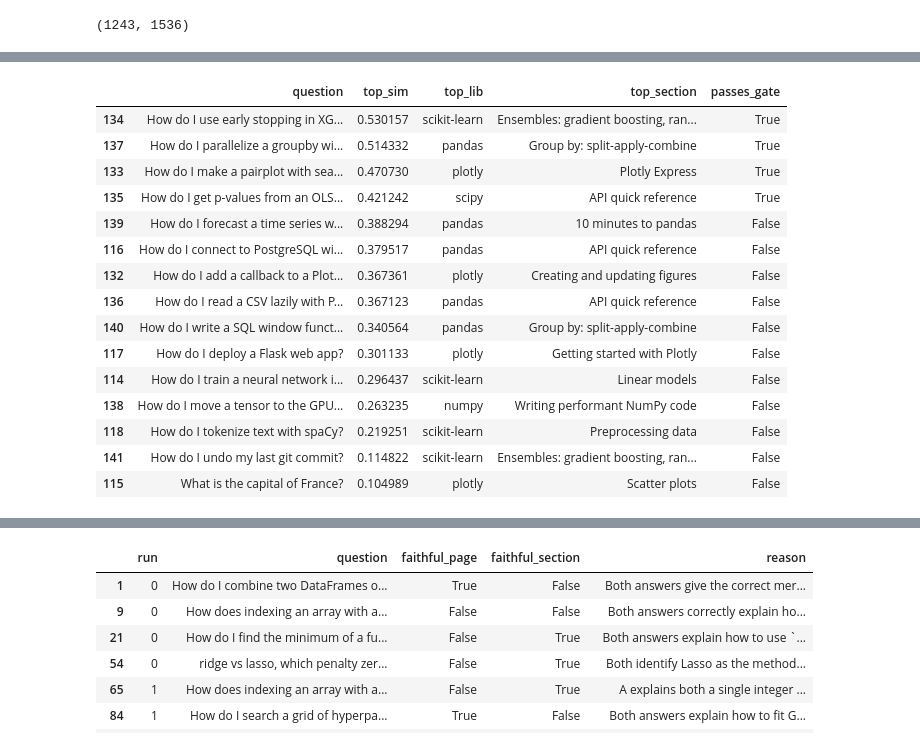
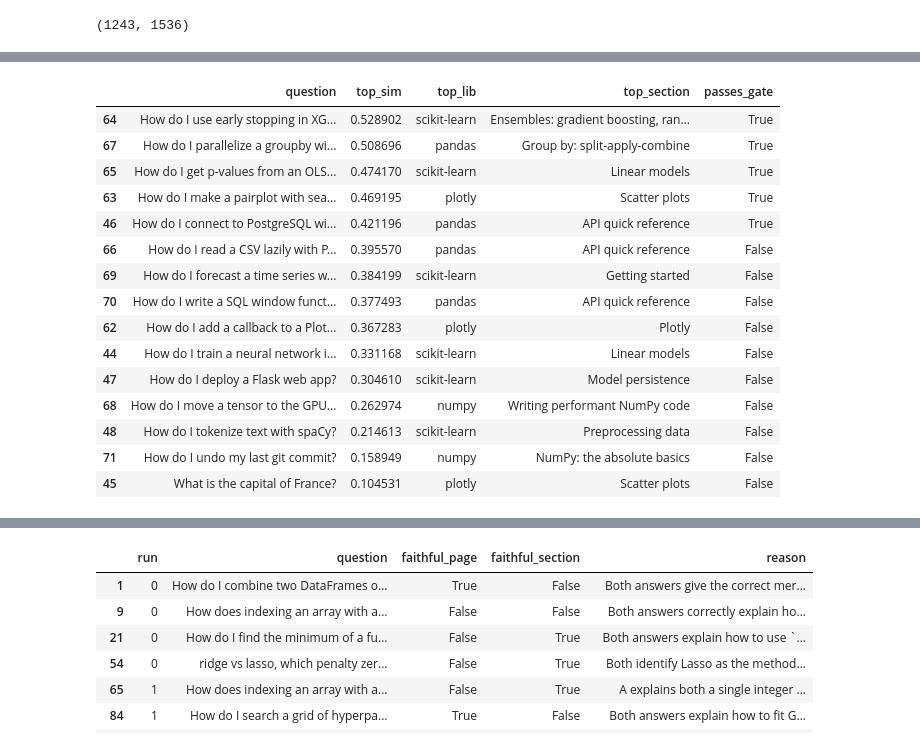
Before and after one commit to MWPerrineJr/llm_engineering-1, a Jupyter notebook: datascience_rag/datascience_rag.ipynb, the cells around one changed output, grey strips where cells are left out. Saved outputs shown, nothing was run; the diff lists cells and outputs as text; code cells hidden in the pictures.

```diff
--- a/datascience_rag/datascience_rag.ipynb
+++ b/datascience_rag/datascience_rag.ipynb
@@ -639,11 +685,12 @@ REFUSAL = "I couldn't find this in the documentation with enough confidence."
 class Answer(BaseModel):
     # in_context comes FIRST so the model judges coverage before it starts writing an answer.
     in_context: bool = Field(description= """True only if the context blocks directly answer the question.
-        False if the question is about a library, tool or feature the blocks don't cover,
-        even when the blocks discuss something similar.""")
+        False if the question is about a library, tool or feature the blocks don't cover, even when the blocks
+        discuss something similar or only mention it by name. If your answer would have to say the context doesn't
+        show how, set False.""")
     answer: str =Field(description="""Answer using only the context. Include a short code example when helpful.
-    In if_context is False, say in one sentence what the context covers instead.""")
-    cited: list[int] = Field(description="""Numbers of the context blocks the answer relies on, e.g. [1, 3]. "
+    If in_context is False, say in one sentence what the context covers instead.""")
+    cited: list[int] = Field(description="""Numbers of the context blocks the answer relies on, e.g. [1, 3].
     Empty if in_context is False.""")
 
 # USD per 1M tokens: verify at developers.openai.com/api/docs/pricing
@@ -661,7 +708,7 @@ def llm_cost(usage, model=MODEL):
 prompt = ChatPromptTemplate.from_messages([
     ("system", """You are a documentation assistant for data science libraries. Answer ONLY from the numbered
     context blocks. Each block is labeled with the library it comes from. If the question asks about a library
-    or tool that none of the blocks come from, set if_context to False. Do not answer it with a different
+    or tool that none of the blocks come from, set in_context to False. Do not answer it with a different
     library's equivalent. Never make up an answer. List the block numbers you used only in `cited`; do not
     include block numbers in the answer text."""),
     ("human", "Context:\n{context}\n\nQuestion: {question}"),
@@ -669,7 +716,8 @@ prompt = ChatPromptTemplate.from_messages([
 
 def cite(hit):
     m = hit["metadata"]
-    pages = str(m["page"]) if m["page"] == m.get("page_end") else f'{m["page"]}-{m.get("page_end")}'
+    end = m.get('page_end', m['page'])
+    pages = str(m['page']) if m['page'] == end else f'{m["page"]}-{end}'
     return {"library": m["library"], "version": m["version"], "section": m["section"],
             "pages": pages, "url": m.get("source_url"), "sim": round(hit["similarity"], 3)}
 
@@ -683,7 +731,7 @@ def search(question, k=TOP_K, qv=None, **filters):
     qv = qv if qv is not None else embeddings.embed_query(question) # reuse cached vectors when given
     return supabase.rpc(MATCH_FUNCTION, {'query_embedding': qv,
                                          'match_count': k,
-                                         'filter': {'strategy': 'section', **filters}
+                                         'filter': {'strategy': 'page', **filters}
                                          }).execute().data
 
 def ask(question, k=TOP_K, qv=None,**filters):
@@ -818,8 +883,9 @@ EVAL = [
     ("How do I draw an arrow pointing at a data point?", "matplotlib", "Annotations"),
     ("Which colormap should I use for sequential data?", "matplotlib", "Choosing colormaps"),
     ("What is the difference between pyplot and the object-oriented interface?", "matplotlib", "Matplotlib application interfaces (pyplot vs. object-oriented)"),
+    ("How do I add a secondary y-axis to a plot?", "matplotlib", "Quick start guide"),   # plotly boundary
     # plotly
-    ("How do I export a figure as a PNG file?", "plotly", "Static image export"),             # matplotlib boundary
+    ("How do I export a figure as a PNG file?", "plotly", "Static image export"), # matplotlib boundary
     ("How do I make a candlestick chart of stock prices?", "plotly", "Candlestick charts"),
     ("How do I create a grid of subplots with make_subplots?", "plotly", "Subplots"),
     ("How do I apply a dark theme to all my figures?", "plotly", "Theming and templates"),
@@ -866,6 +932,7 @@ ALSO = {
     "How do I solve a linear system Ax = b?": [("numpy", "API quick reference")],
     "How do I fill NaN values before training a model?": [("pandas", "Working with missing data")],
     "How do I stop subplot titles and labels from overlapping?": [("plotly", "Subplots")],
+    "How do I add a secondary y-axis to a plot?": [("matplotlib", "API quick reference"), ("plotly", "API quick reference")],
 }
 eval_df = pd.DataFrame(EVAL, columns=["question", "library", "section"])
 eval_df["targets"] = [[(r.library, r.section)] + ALSO.get(r.question, []) if pd.notna(r.library) else []
@@ -877,7 +944,15 @@ bad = {t for ts in eval_df.targets for t in ts} - valid
 assert not bad, f"Unknown labels: {bad}"
 assert not (set(ALSO) - set(eval_df.question)), "ALSO key doesn't match a question"
 
-eval_df["qv"] = embeddings.embed_documents(eval_df.question.tolist())     # embed ONCE, reuse for every run
-print(f"{len(eval_df)} questions ({eval_df.library.notna().sum()} answerable, "
-      f"{(eval_df.targets.str.len() > 1).sum()} multi-label)")
+QV_CACHE = Path('eval_vectors.parquet') # question -> vector; delete the file to force a re-embed
+known = {}
+if QV_CACHE.exists():
+    c = pd.read_parquet(QV_CACHE)
+    known = dict(zip(c.question, c.qv))
+new = [q for q in eval_df.question if q not in known]
+if new:
+    known.update(zip(new, embeddings.embed_documents(new)))
+    pd.DataFrame({'question': list(known), 'qv': list(known.values())}).to_parquet(QV_CACHE)
+eval_df['qv'] = [np.asarray(known[q]).tolist() for q in eval_df.question] # plain floats for the Supabase RPC
+print(f"Question vectors: {len(new)} newly embedded, {len(eval_df) - len(new)} from cache")
 # %% [output]
@@ -966,23 +1039,23 @@ display(pd.DataFrame([{"cutoff": t,
 # %%
 # --- Which out-of-scope questions get pas MIN_SIM, and what do they retrieve? ---
-display(results.query("not answerable and strategy =='section'").sort_values('top_sim', ascending=False)[['question', 'top_sim', 'top_lib', 'top_section']].assign(passes_gate=lambda d: d.top_sim >= MIN_SIM))
+display(results.query("not answerable and strategy =='page'").sort_values('top_sim', ascending=False)[['question', 'top_sim', 'top_lib', 'top_section']].assign(passes_gate=lambda d: d.top_sim >= MIN_SIM))
 # %% [output]
 |  | question | top_sim | top_lib | top_section | passes_gate |
-| 134 | How do I use early stopping in XG... | 0.530157 | scikit-learn | Ensembles: gradient boosting, ran... | True |
-| 137 | How do I parallelize a groupby wi... | 0.514332 | pandas | Group by: split-apply-combine | True |
-| 133 | How do I make a pairplot with sea... | 0.470730 | plotly | Plotly Express | True |
-| 135 | How do I get p-values from an OLS... | 0.421242 | scipy | API quick reference | True |
-| 139 | How do I forecast a time series w... | 0.388294 | pandas | 10 minutes to pandas | False |
-| 116 | How do I connect to PostgreSQL wi... | 0.379517 | pandas | API quick reference | False |
-| 132 | How do I add a callback to a Plot... | 0.367361 | plotly | Creating and updating figures | False |
-| 136 | How do I read a CSV lazily with P... | 0.367123 | pandas | API quick reference | False |
-| 140 | How do I write a SQL window funct... | 0.340564 | pandas | Group by: split-apply-combine | False |
-| 117 | How do I deploy a Flask web app? | 0.301133 | plotly | Getting started with Plotly | False |
-| 114 | How do I train a neural network i... | 0.296437 | scikit-learn | Linear models | False |
-| 138 | How do I move a tensor to the GPU... | 0.263235 | numpy | Writing performant NumPy code | False |
-| 118 | How do I tokenize text with spaCy? | 0.219251 | scikit-learn | Preprocessing data | False |
-| 141 | How do I undo my last git commit? | 0.114822 | scikit-learn | Ensembles: gradient boosting, ran... | False |
-| 115 | What is the capital of France? | 0.104989 | plotly | Scatter plots | False |
+| 64 | How do I use early stopping in XG... | 0.528902 | scikit-learn | Ensembles: gradient boosting, ran... | True |
+| 67 | How do I parallelize a groupby wi... | 0.508696 | pandas | Group by: split-apply-combine | True |
+| 65 | How do I get p-values from an OLS... | 0.474170 | scikit-learn | Linear models | True |
+| 63 | How do I make a pairplot with sea... | 0.469195 | plotly | Scatter plots | True |
+| 46 | How do I connect to PostgreSQL wi... | 0.421196 | pandas | API quick reference | True |
+| 66 | How do I read a CSV lazily with P... | 0.395570 | pandas | API quick reference | False |
+| 69 | How do I forecast a time series w... | 0.384199 | scikit-learn | Getting started | False |
+| 70 | How do I write a SQL window funct... | 0.377493 | pandas | API quick reference | False |
+| 62 | How do I add a callback to a Plot... | 0.367283 | plotly | Plotly | False |
+| 44 | How do I train a neural network i... | 0.331168 | scikit-learn | Linear models | False |
+| 47 | How do I deploy a Flask web app? | 0.304610 | scikit-learn | Model persistence | False |
+| 68 | How do I move a tensor to the GPU... | 0.262974 | numpy | Writing performant NumPy code | False |
+| 48 | How do I tokenize text with spaCy? | 0.214613 | scikit-learn | Preprocessing data | False |
+| 71 | How do I undo my last git commit? | 0.158949 | numpy | NumPy: the absolute basics | False |
+| 45 | What is the capital of France? | 0.104531 | plotly | Scatter plots | False |
 # %%
 # --- Paired page vs section: does the same question rank better under one strategy? ---
 from scipy.stats import wilcoxon
```
Also changed, not shown: parts of 21 cells of this notebook, 12 other files.
